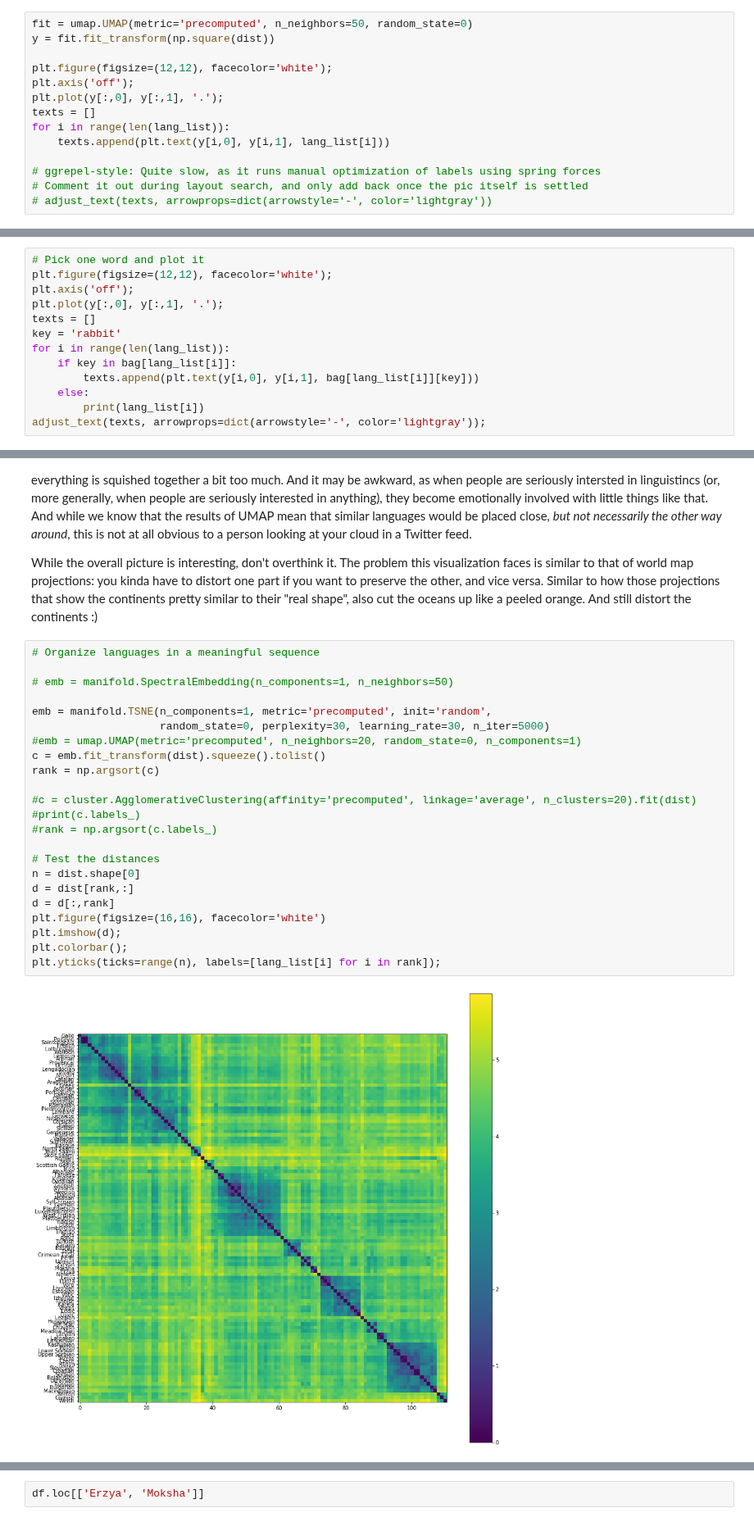
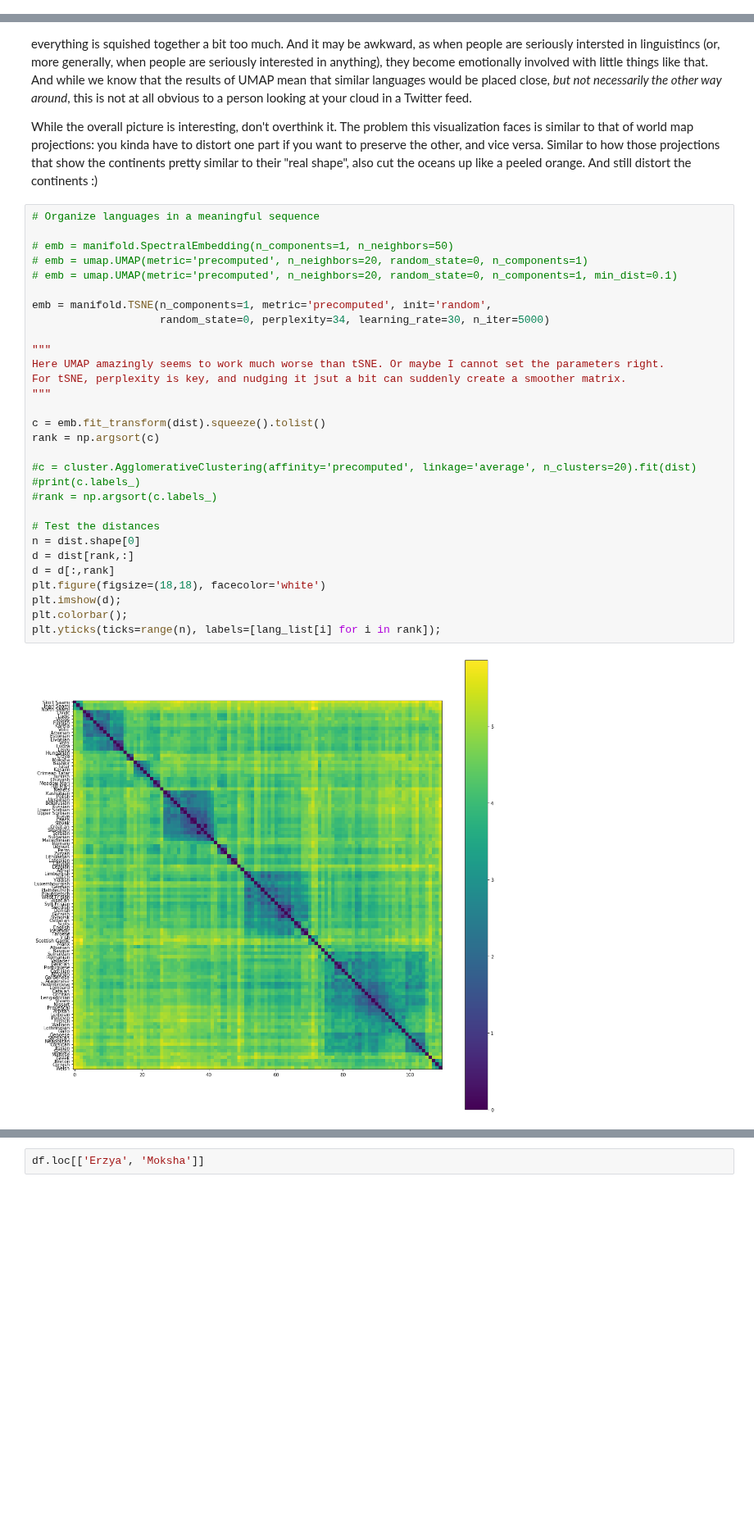
Before and after one commit to khakhalin/Sketches, a Jupyter notebook: text_games/lang_cloud.ipynb, the cells around one changed output, grey strips where cells are left out. Shown at 82% size. Saved outputs shown, nothing was run; the diff lists cells and outputs as text; blank space fills up the shorter version.

Commit message:
lang cloud: restructured and annotated

```diff
--- a/text_games/lang_cloud.ipynb
+++ b/text_games/lang_cloud.ipynb
@@ -226,14 +228,0 @@ for i in range(len(lang_list)):
-# %%
-fit = umap.UMAP(metric='precomputed', n_neighbors=50, random_state=0)
-y = fit.fit_transform(np.square(dist))
-
-plt.figure(figsize=(12,12), facecolor='white');
-plt.axis('off');
-plt.plot(y[:,0], y[:,1], '.');
-texts = []
-for i in range(len(lang_list)):
-    texts.append(plt.text(y[i,0], y[i,1], lang_list[i]))
-
-# ggrepel-style: Quite slow, as it runs manual optimization of labels using spring forces
-# Comment it out during layout search, and only add back once the pic itself is settled
-# adjust_text(texts, arrowprops=dict(arrowstyle='-', color='lightgray'))
@@ -242,13 +228,0 @@ for i in range(len(lang_list)):
-# %%
-# Pick one word and plot it
-plt.figure(figsize=(12,12), facecolor='white');
-plt.axis('off');
-plt.plot(y[:,0], y[:,1], '.');
-texts = []
-key = 'rabbit'
-for i in range(len(lang_list)):
-    if key in bag[lang_list[i]]:
-        texts.append(plt.text(y[i,0], y[i,1], bag[lang_list[i]][key]))
-    else:
-        print(lang_list[i])
-adjust_text(texts, arrowprops=dict(arrowstyle='-', color='lightgray'));
@@ -261,28 +265,35 @@ While the overall picture is interesting, don't overthink it. The problem this v
 # %%
 # Organize languages in a meaningful sequence
 
 # emb = manifold.SpectralEmbedding(n_components=1, n_neighbors=50)
+# emb = umap.UMAP(metric='precomputed', n_neighbors=20, random_state=0, n_components=1)
+# emb = umap.UMAP(metric='precomputed', n_neighbors=20, random_state=0, n_components=1, min_dist=0.1)
 
 emb = manifold.TSNE(n_components=1, metric='precomputed', init='random',
-                    random_state=0, perplexity=30, learning_rate=30, n_iter=5000)
-#emb = umap.UMAP(metric='precomputed', n_neighbors=20, random_state=0, n_components=1)
+                    random_state=0, perplexity=34, learning_rate=30, n_iter=5000)
+
+"""
+Here UMAP amazingly seems to work much worse than tSNE. Or maybe I cannot set the parameters right.
+For tSNE, perplexity is key, and nudging it jsut a bit can suddenly create a smoother matrix.
+"""
+
 c = emb.fit_transform(dist).squeeze().tolist()
 rank = np.argsort(c)
 
 #c = cluster.AgglomerativeClustering(affinity='precomputed', linkage='average', n_clusters=20).fit(dist)
 #print(c.labels_)
 #rank = np.argsort(c.labels_)
 
 # Test the distances
 n = dist.shape[0]
 d = dist[rank,:]
 d = d[:,rank]
-plt.figure(figsize=(16,16), facecolor='white')
+plt.figure(figsize=(18,18), facecolor='white')
 plt.imshow(d);
 plt.colorbar();
 plt.yticks(ticks=range(n), labels=[lang_list[i] for i in rank]);
 # %% [output]
-[figure, old version]
+[figure, new version]
 # %%
 print([lang_list[i] for i in rank])
 # %% [output]
```
Also changed, not shown: parts of 17 cells of this notebook, 3 other files.
